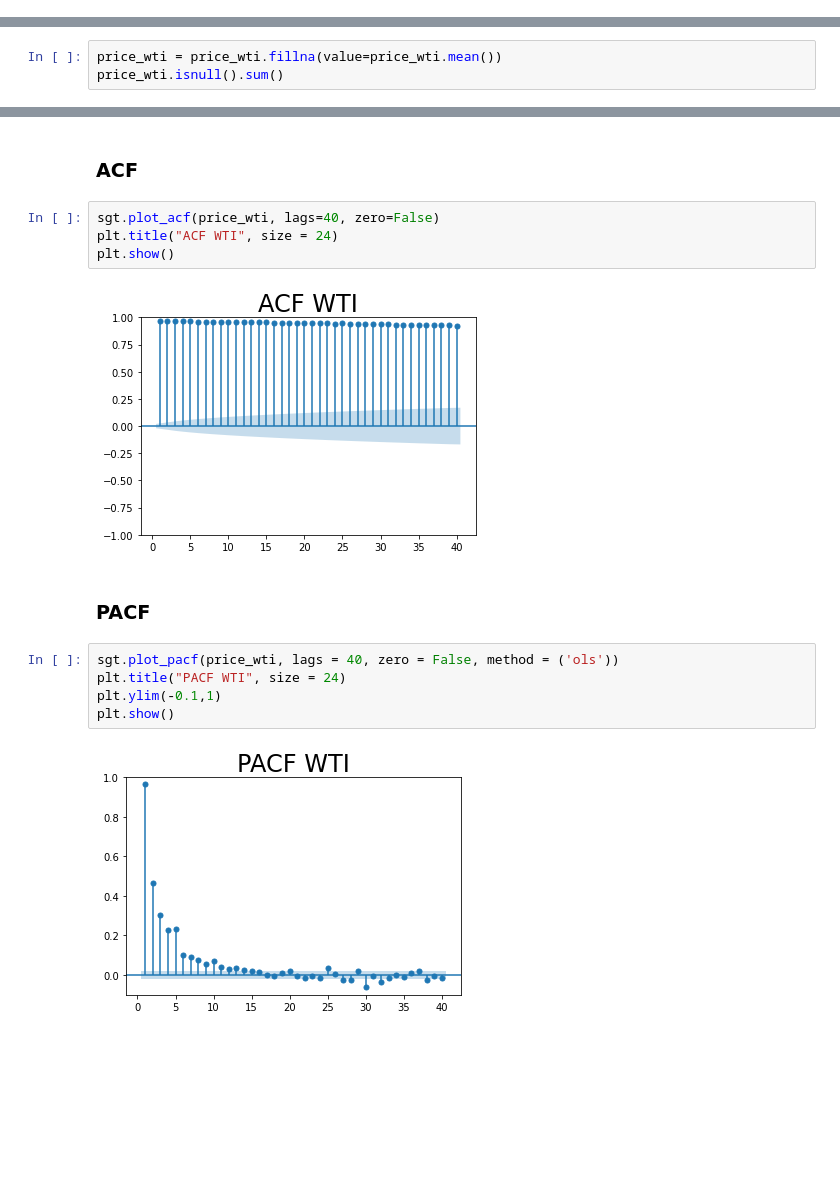
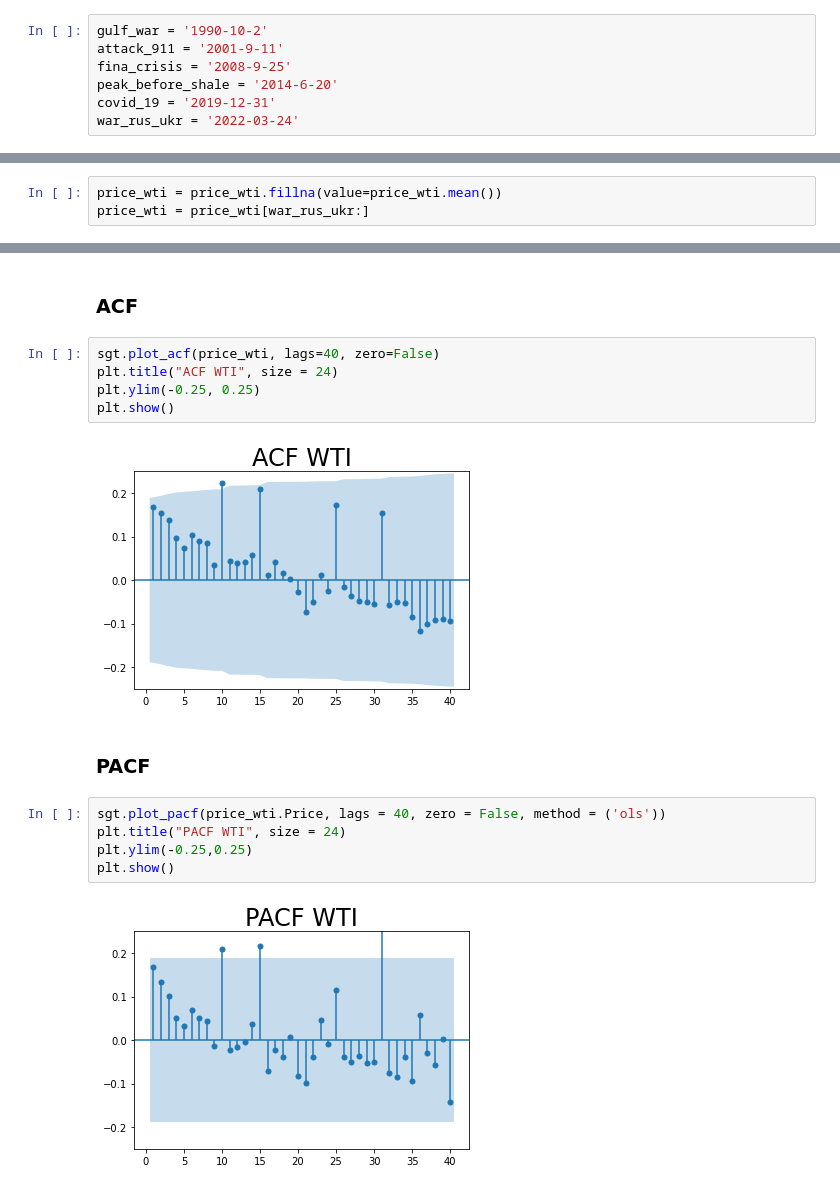
Before and after one commit to Dnbg1982/Oil-Gas-Projects, a Jupyter notebook: Oil Market/Notebooks/Oil_price.ipynb, the cells around one changed output, grey strips where cells are left out. Drawn from its saved outputs; the diff is of its cells as text; blank space fills up the shorter version.

```diff
--- a/Oil Market/Notebooks/Oil_price.ipynb
+++ b/Oil Market/Notebooks/Oil_price.ipynb
@@ -57,6 +62,13 @@ data_wti.head(3)
 data_wti.plot(figsize=(20,6));
 # %% [output]
 [figure]
+# %%
+gulf_war = '1990-10-2'
+attack_911 = '2001-9-11'
+fina_crisis = '2008-9-25'
+peak_before_shale = '2014-6-20'
+covid_19 = '2019-12-31'
+war_rus_ukr = '2022-03-24'
 # %%
 data_wti.describe()
 # %% [output]
@@ -113,4 +125,4 @@ Price    326
 dtype: int64
 # %%
 price_wti = price_wti.fillna(value=price_wti.mean())
-price_wti.isnull().sum()
+price_wti = price_wti[war_rus_ukr:]
@@ -128,15 +139,16 @@ plt.show()
 # %%
 sgt.plot_acf(price_wti, lags=40, zero=False)
 plt.title("ACF WTI", size = 24)
+plt.ylim(-0.25, 0.25)
 plt.show()
 # %% [output]
-[figure, old version]
+[figure, new version]
 # %% [markdown]
 ### PACF
 # %%
-sgt.plot_pacf(price_wti, lags = 40, zero = False, method = ('ols'))
+sgt.plot_pacf(price_wti.Price, lags = 40, zero = False, method = ('ols'))
 plt.title("PACF WTI", size = 24)
-plt.ylim(-0.1,1)
+plt.ylim(-0.25,0.25)
 plt.show()
 # %% [output]
-[figure, old version]
+[figure, new version]
```
Also changed, not shown: parts of 39 cells of this notebook, 1 other file.
